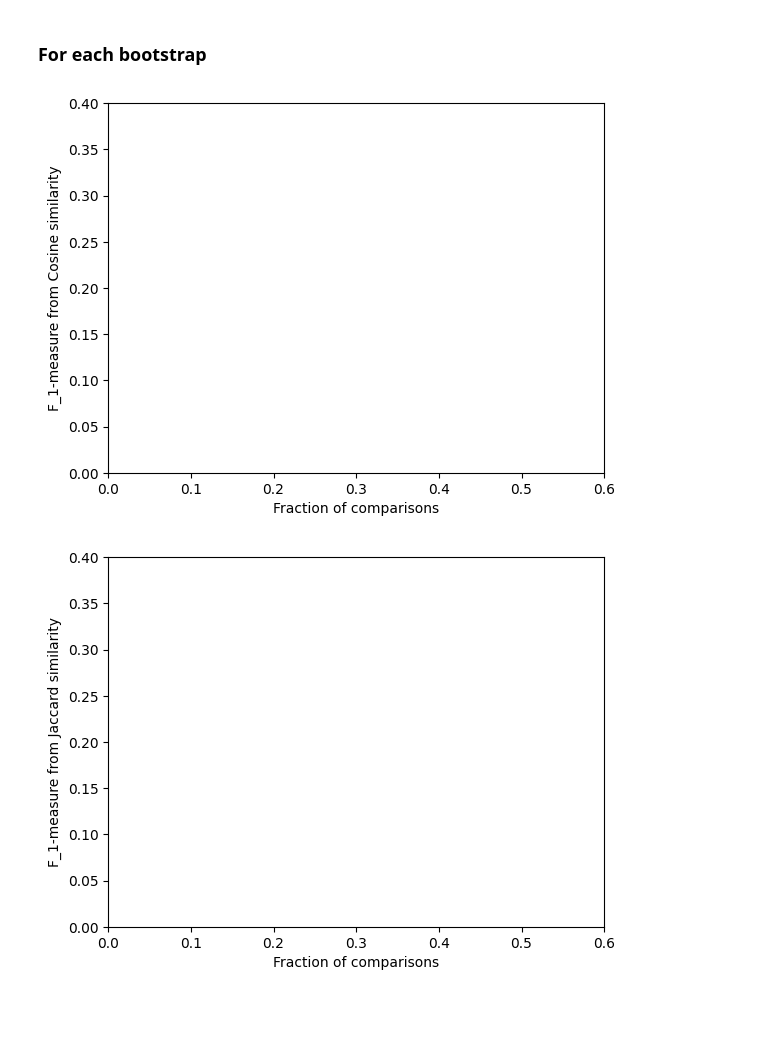
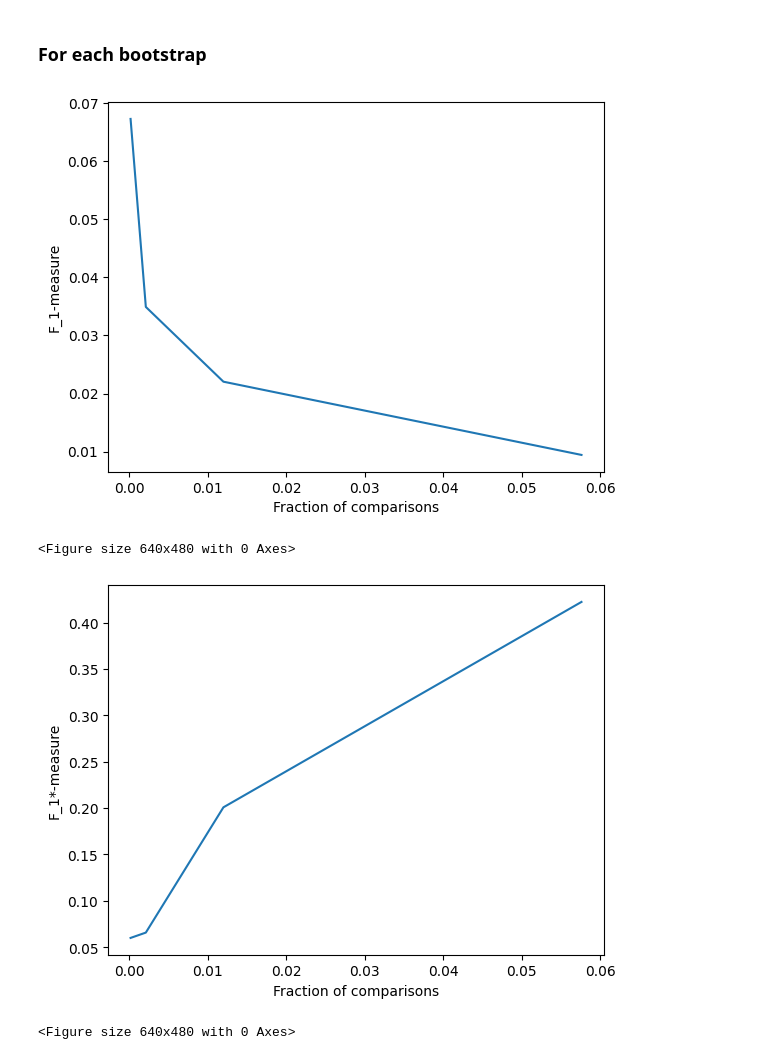
Before and after one commit to pajverdonk/CompScience, a Jupyter notebook: LSH_Duplicate_Detection.ipynb, the cells around one changed output. Cells and saved outputs as stored; diff of their text form; code cells hidden in the pictures; blank space fills up the shorter version.

```diff
--- a/LSH_Duplicate_Detection.ipynb
+++ b/LSH_Duplicate_Detection.ipynb
@@ -390,8 +400,7 @@ def evaluate_candidates(candidate_matrix, real_duplicate_matrix, products, binar
 # %% [markdown]
 ### 2.2 Duplicate Detection Model
 # %%
-def full_detection_model(products, product_dicts, rows, threshold):
-    t = threshold
+def full_detection_model(products, product_dicts, rows):
     r = rows
     model_words = extract_mw(products)
 
@@ -401,28 +410,23 @@ def full_detection_model(products, product_dicts, rows, threshold):
 
     signature_matrix = MinHash(binary_matrix, model_words, products, hash_func_values)
 
-    candidate_matrix = LSH(signature_matrix, products, model_words, r)
+    candidate_set = LSH(signature_matrix, binary_matrix, products, model_words, r)
 
-    real_duplicate_matrix, total_realdup = realduplicates(product_dicts)
+    modelIDs = get_model_IDs(product_dicts)
+    real_duplicates_set, total_realdup = get_realduplicates(modelIDs)
 
-    TP_c, TN_c, FP_c, FN_c, TP_j, TN_j, FP_j, FN_j = evaluate_candidates(candidate_matrix, real_duplicate_matrix, products, binary_matrix, t)
+    TP, TN, FP, FN, real_duplicate_matrix, detected_duplicate_matrix = evaluate_candidates(candidate_set, real_duplicates_set, products)
 
-    F1j = F1(TP=TP_j, FP=FP_j, TN=TN_j, FN=FN_j)
-    F1c = F1(TP=TP_c, FP=FP_c, TN=TN_c, FN=FN_c)
-    num_of_comp = number_of_comparisons(candidate_matrix)
-    total_possible_comp = total_possible_comparisons(candidate_matrix)
+    num_of_comp = number_of_comparisons(detected_duplicate_matrix)
+    total_possible_comp = total_possible_comparisons(detected_duplicate_matrix)
     fraction = frac_of_comparisons(num_of_comp, total_possible_comp)
-    pq_c = pairquality(TP_c, num_of_comp)
-    pq_j = pairquality(TP_j, num_of_comp)
-    pc_c = paircompleteness(TP_c, total_realdup)
-    pc_j = paircompleteness(TP_j, total_realdup)
+    pq = pairquality(TP, num_of_comp)
+    pc = paircompleteness(TP, total_realdup)
 
-    F1j = F1(TP=TP_j, FP=FP_j, TN=TN_j, FN=FN_j)
-    F1c = F1(TP=TP_c, FP=FP_c, TN=TN_c, FN=FN_c)
-    F1star_c = F1star(pq_c, pc_c)
-    F1star_j = F1star(pq_j, pc_j)
+    F1_score = F1(TP, FP, TN, FN)
+    F1star_score = F1star(pq, pc)
 
-    return fraction, F1c, F1j, F1star_c, F1star_j
+    return fraction, F1_score, F1star_score
 # %% [markdown]
 ### For each bootstrap
 # %%
@@ -498,18 +510,26 @@ fracs = [frac_avg3, frac_avg6, frac_avg9, frac_avg18]
+# %%
+f1 = [F1_avg3,F1_avg6,F1_avg9,F1_avg18]
+f1star = [F1star_avg3, F1star_avg6, F1star_avg9, F1star_avg18]
+fracs = [frac_avg3, frac_avg6, frac_avg9, frac_avg18]
 # %%
-plt.plot(fracs, f1c)
+plt.plot(fracs, f1)
 plt.xlabel('Fraction of comparisons')
-plt.ylabel('F_1-measure from Cosine similarity')
-plt.xlim(0,0.6)
-plt.ylim(0,0.4)
-plt.savefig('figuref1c.png')
+plt.ylabel('F_1-measure')
+# plt.xlim(0,0.6)
+# plt.ylim(0,0.4)
+plt.show()
+plt.savefig('figuref1.png')
 # %% [output]
-[figure, old version]
+[figure, new version]
+<Figure size 640x480 with 0 Axes>
 # %%
-plt.plot(fracs, f1j)
+plt.plot(fracs, f1star)
 plt.xlabel('Fraction of comparisons')
-plt.ylabel('F_1-measure from Jaccard similarity')
-plt.xlim(0,0.6)
-plt.ylim(0,0.4)
-plt.savefig('figuref1j.png')
+plt.ylabel('F_1*-measure')
+# plt.xlim(0,0.6)
+# plt.ylim(0,0.4)
+plt.show()
+plt.savefig('figuref1star.png')
 # %% [output]
-[figure, old version]
+[figure, new version]
+<Figure size 640x480 with 0 Axes>
```
Also changed, not shown: parts of 10 cells of this notebook, 2 other files.
